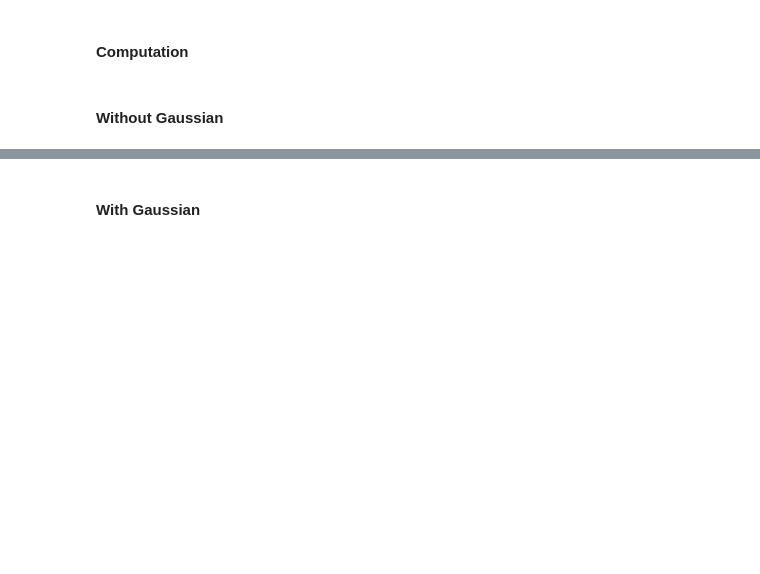
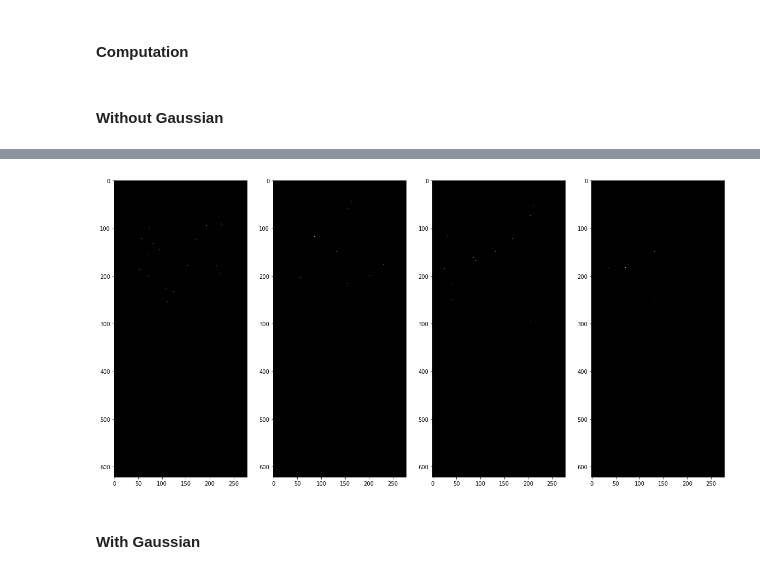
Before and after one commit to candiesforlife/minority_report, a Jupyter notebook: notebooks/Alice_Gaussian_Kernel_Test.ipynb, the cells around one changed output, grey strips where cells are left out. Cells and saved outputs as stored; diff of their text form; code cells hidden in the pictures; blank space fills up the shorter version.

```diff
--- a/notebooks/Alice_Gaussian_Kernel_Test.ipynb
+++ b/notebooks/Alice_Gaussian_Kernel_Test.ipynb
@@ -217,7 +199,7 @@ plt.imshow(img3D_conv[:,:,4], cmap='gray');
 # %% [markdown]
 #### Computation
 # %%
-def from_coord_to_matrix(df, lat_meters, lon_meters):
+def from_coord_to_matrix_six(df, lat_meters, lon_meters):
     """
     outputs the 3D matrix of all coordinates for a given bucket height and width in meters
     """
@@ -261,2 +241,4 @@ img, lat_size, lon_size = from_coord_to_matrix(sample, 10, 25)
+# %%
+img_six, lat_size, lon_size = from_coord_to_matrix_six(sample, 15, 15)
 # %% [markdown]
 #### Without Gaussian
@@ -280,2 +245,6 @@ for i in range(9):
+# %%
+img_plot(img_six)
+# %% [output]
+[figure, added]
 # %% [markdown]
 #### With Gaussian
```
Also changed, not shown: parts of 16 cells of this notebook.
